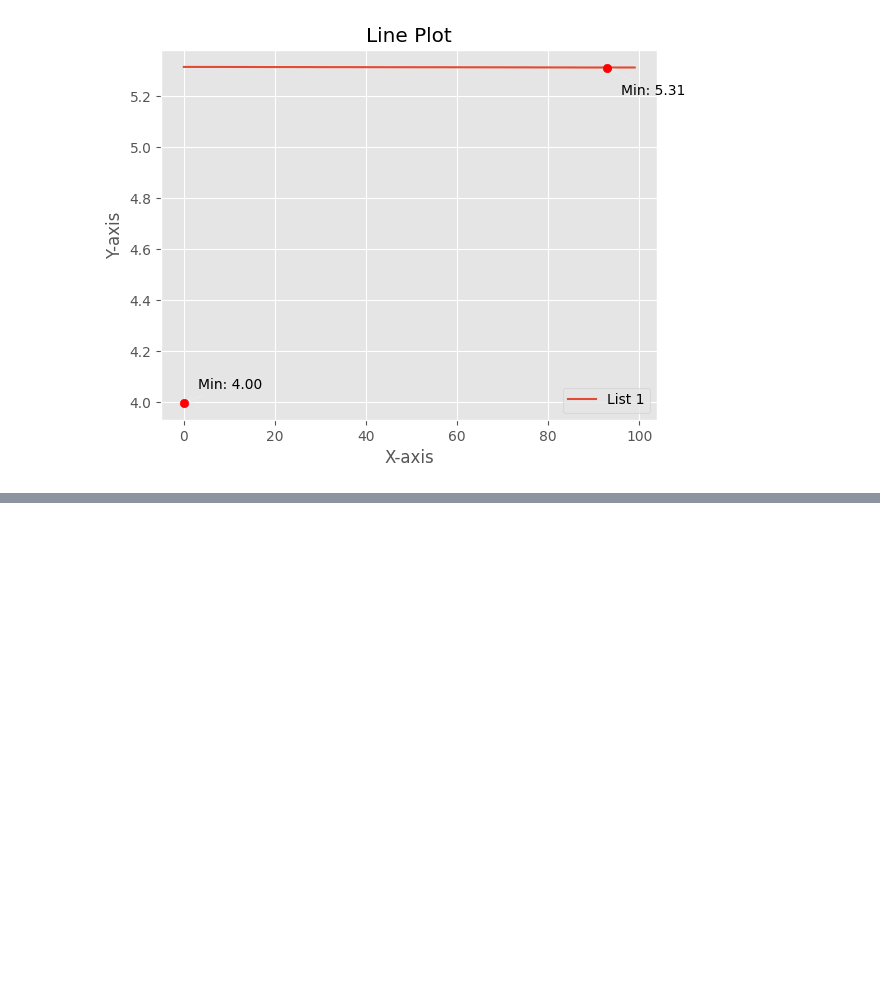
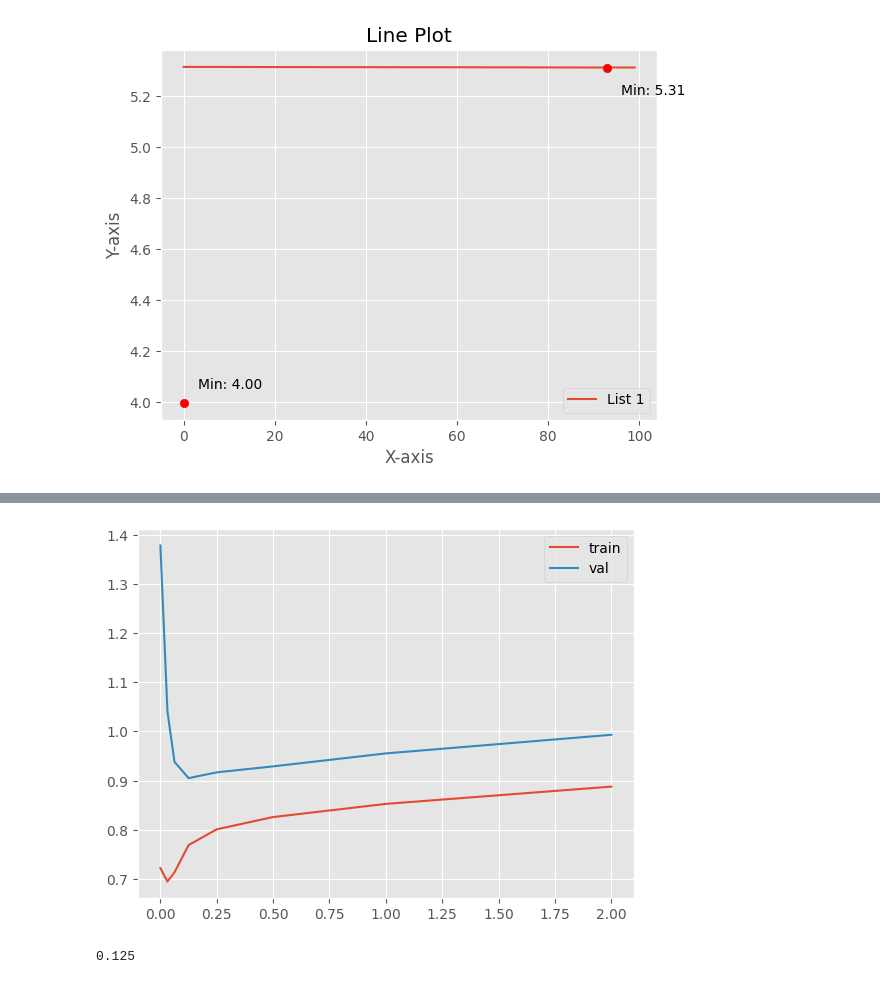
Before and after one commit to MarcoC1796/recommender-systems-thesis, a Jupyter notebook: LatentFactorWithMovieDataset.ipynb, the cells around one changed output, grey strips where cells are left out. Saved outputs shown, nothing was run; the diff lists cells and outputs as text; code cells hidden in the pictures; blank space fills up the shorter version.

```diff
--- a/LatentFactorWithMovieDataset.ipynb
+++ b/LatentFactorWithMovieDataset.ipynb
@@ -62,11 +62,14 @@ transformed_df = stacked_series.reset_index()
 transformed_df.columns = ['user_id', 'item_id', 'rating']
 
 R = movies_im.to_numpy()
-print(f"R has {round((np.count_nonzero(~np.isnan(R))/R.size)*100, 2)}% of full entries")
+num_users, num_items = R.shape
+total_ratings = np.count_nonzero(~np.isnan(R))
+total_posible_ratings = R.size
+print(f"R is {round((total_ratings/total_posible_ratings)*100, 2)}% full with {total_ratings:,} ratings out of {total_posible_ratings:,} posible ratings, {num_users:,} users, and {num_items:,} items.")
 
 movies_array = transformed_df[['user_id', 'item_id', 'rating']].values
 
 train_val_set, test_set = train_test_split(movies_array, test_size=0.2, random_state=42)
-print(f"Shape of training set: {train_val_set.shape}")
-print(f"Shape of test set: {test_set.shape}")
+print(f"Number of interactions in training and validation sets: {train_val_set.shape[0]:,}")
+print(f"Number of interactions in test set: {test_set.shape[0]:,}")
 # %% [output]
@@ -326,0 +617,12 @@ plt.show()
+# %%
+i = 1
+min_train_errors = [min(val_errors) for val_errors in train_errors_result]
+min_val_errors= [min(val_errors) for val_errors in val_errors_result]
+plt.plot(reg_list[:], min_train_errors, label="train")
+plt.plot(reg_list[:], min_val_errors, label = "val")
+plt.legend()
+plt.show()
+print(reg_list[np.argmin(min_val_errors)])
+# %% [output]
+[figure, added]
+0.125
```
Also changed, not shown: parts of 8 cells of this notebook.
